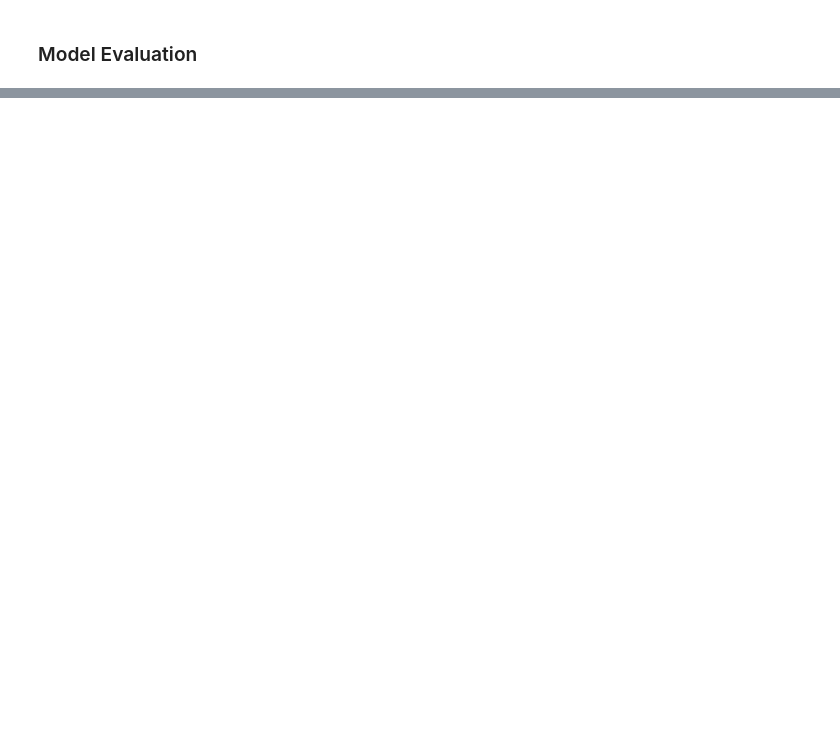
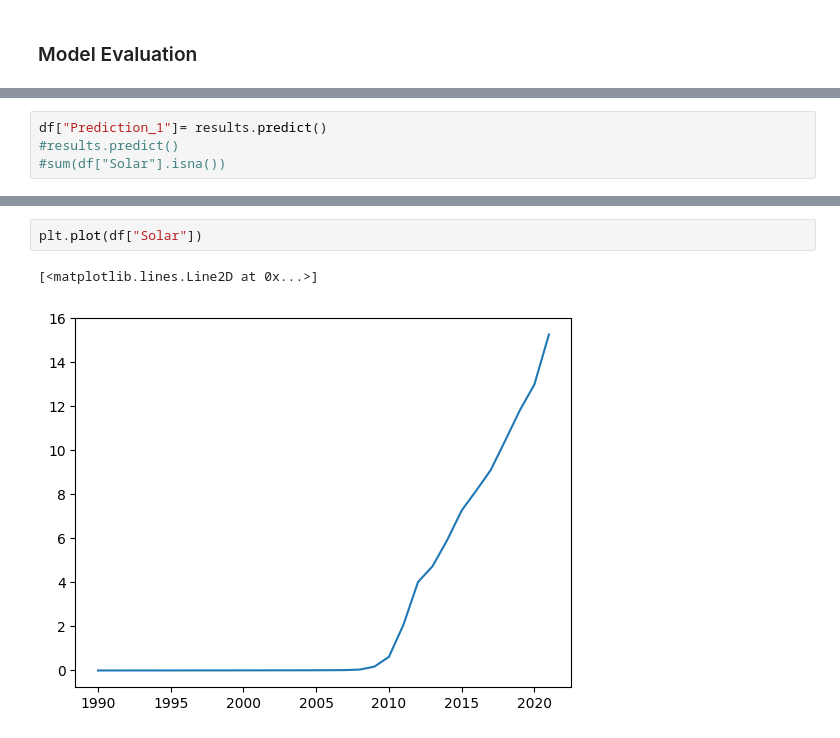
Before and after one commit to heretica/model_factory, a Jupyter notebook: groupe4/Model.ipynb, the cells around one changed output, grey strips where cells are left out. Saved outputs shown, nothing was run; the diff lists cells and outputs as text; blank space fills up the shorter version.

```diff
--- a/groupe4/Model.ipynb
+++ b/groupe4/Model.ipynb
@@ -74,0 +82,4 @@ strong multicollinearity or other numerical problems.
+# %%
+df["Prediction_1"]= results.predict()
+#results.predict()
+#sum(df["Solar"].isna())
@@ -74,0 +95,5 @@ strong multicollinearity or other numerical problems.
+# %%
+plt.plot(df["Solar"])
+# %% [output]
+[<matplotlib.lines.Line2D at 0x...>]
+[figure, added]
```
Also changed, not shown: parts of 6 cells of this notebook.
